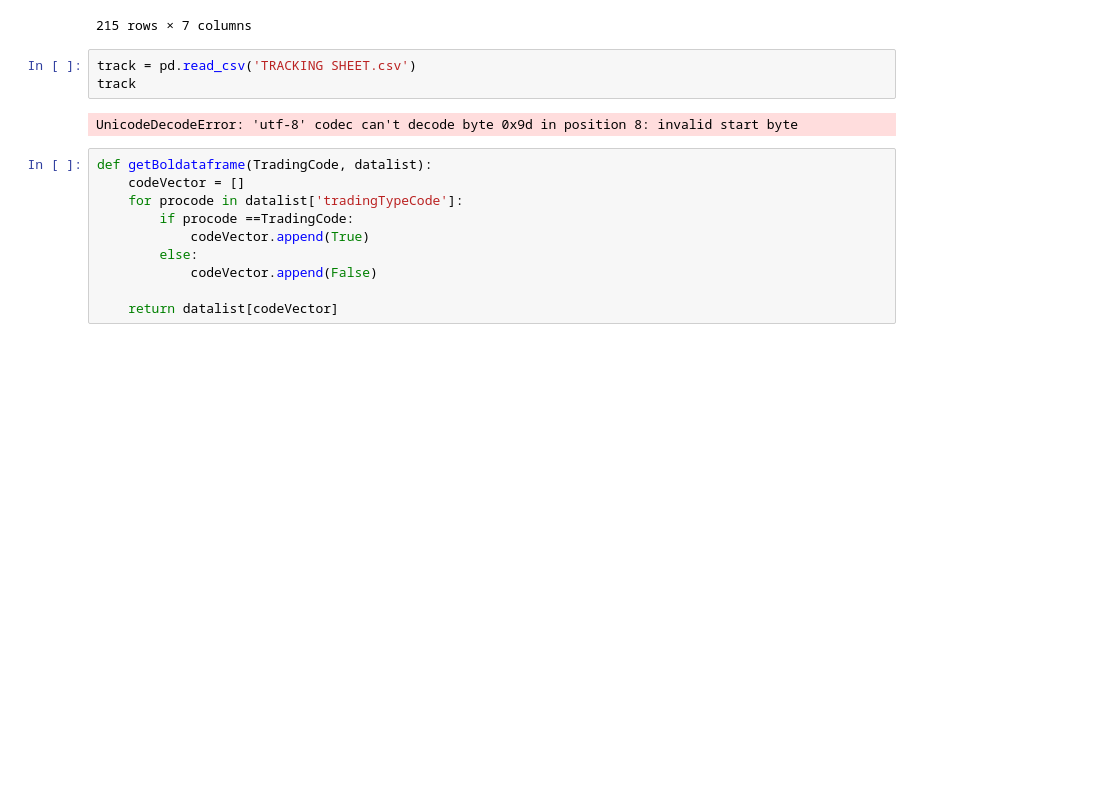
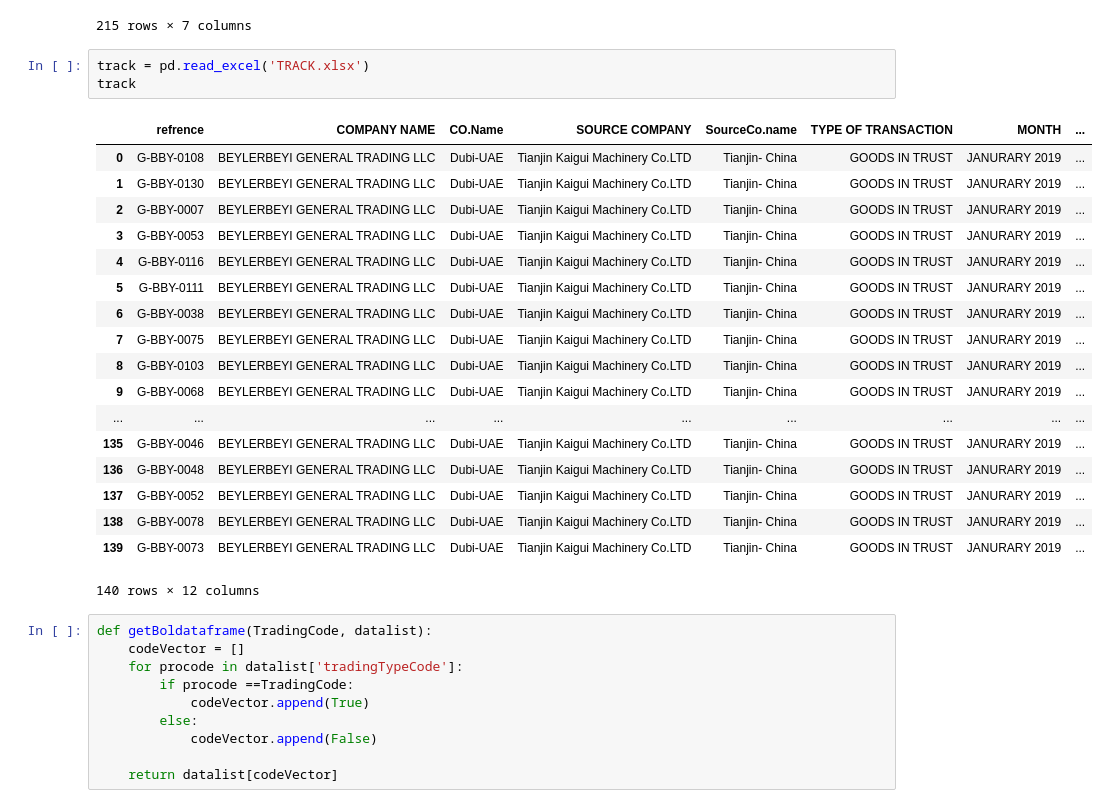
Before and after one commit to aminkhod/Abacas-transaction, a Jupyter notebook: transaction _PO.ipynb, the cells around one changed output. Cells and saved outputs as stored; diff of their text form; blank space fills up the shorter version.

```diff
--- a/transaction _PO.ipynb
+++ b/transaction _PO.ipynb
@@ -110,10 +110,27 @@ Colist
 | 214 | NATURAL TRADE LTD | North Vancouver- Canada | WOOD | Origin : Canada | Loading : North Vancouver- Canada | Discharge : North Vancouver- Canada | 34 |
 215 rows × 7 columns
 # %%
-track = pd.read_csv('TRACKING SHEET.csv')
+track = pd.read_excel('TRACK.xlsx')
 track
 # %% [output]
+|  | refrence | COMPANY NAME | CO.Name | SOURCE COMPANY | SourceCo.name | TYPE OF TRANSACTION | MONTH | ... |
+| 0 | G-BBY-0108 | BEYLERBEYI GENERAL TRADING LLC | Dubi-UAE | Tianjin Kaigui Machinery Co.LTD | Tianjin- China | GOODS IN TRUST | JANURARY 2019 | ... |
+| 1 | G-BBY-0130 | BEYLERBEYI GENERAL TRADING LLC | Dubi-UAE | Tianjin Kaigui Machinery Co.LTD | Tianjin- China | GOODS IN TRUST | JANURARY 2019 | ... |
+| 2 | G-BBY-0007 | BEYLERBEYI GENERAL TRADING LLC | Dubi-UAE | Tianjin Kaigui Machinery Co.LTD | Tianjin- China | GOODS IN TRUST | JANURARY 2019 | ... |
+| 3 | G-BBY-0053 | BEYLERBEYI GENERAL TRADING LLC | Dubi-UAE | Tianjin Kaigui Machinery Co.LTD | Tianjin- China | GOODS IN TRUST | JANURARY 2019 | ... |
+| 4 | G-BBY-0116 | BEYLERBEYI GENERAL TRADING LLC | Dubi-UAE | Tianjin Kaigui Machinery Co.LTD | Tianjin- China | GOODS IN TRUST | JANURARY 2019 | ... |
+| 5 | G-BBY-0111 | BEYLERBEYI GENERAL TRADING LLC | Dubi-UAE | Tianjin Kaigui Machinery Co.LTD | Tianjin- China | GOODS IN TRUST | JANURARY 2019 | ... |
+| 6 | G-BBY-0038 | BEYLERBEYI GENERAL TRADING LLC | Dubi-UAE | Tianjin Kaigui Machinery Co.LTD | Tianjin- China | GOODS IN TRUST | JANURARY 2019 | ... |
+| 7 | G-BBY-0075 | BEYLERBEYI GENERAL TRADING LLC | Dubi-UAE | Tianjin Kaigui Machinery Co.LTD | Tianjin- China | GOODS IN TRUST | JANURARY 2019 | ... |
+| 8 | G-BBY-0103 | BEYLERBEYI GENERAL TRADING LLC | Dubi-UAE | Tianjin Kaigui Machinery Co.LTD | Tianjin- China | GOODS IN TRUST | JANURARY 2019 | ... |
+| 9 | G-BBY-0068 | BEYLERBEYI GENERAL TRADING LLC | Dubi-UAE | Tianjin Kaigui Machinery Co.LTD | Tianjin- China | GOODS IN TRUST | JANURARY 2019 | ... |
+| ... | ... | ... | ... | ... | ... | ... | ... | ... |
+| 135 | G-BBY-0046 | BEYLERBEYI GENERAL TRADING LLC | Dubi-UAE | Tianjin Kaigui Machinery Co.LTD | Tianjin- China | GOODS IN TRUST | JANURARY 2019 | ... |
+| 136 | G-BBY-0048 | BEYLERBEYI GENERAL TRADING LLC | Dubi-UAE | Tianjin Kaigui Machinery Co.LTD | Tianjin- China | GOODS IN TRUST | JANURARY 2019 | ... |
+| 137 | G-BBY-0052 | BEYLERBEYI GENERAL TRADING LLC | Dubi-UAE | Tianjin Kaigui Machinery Co.LTD | Tianjin- China | GOODS IN TRUST | JANURARY 2019 | ... |
+| 138 | G-BBY-0078 | BEYLERBEYI GENERAL TRADING LLC | Dubi-UAE | Tianjin Kaigui Machinery Co.LTD | Tianjin- China | GOODS IN TRUST | JANURARY 2019 | ... |
+| 139 | G-BBY-0073 | BEYLERBEYI GENERAL TRADING LLC | Dubi-UAE | Tianjin Kaigui Machinery Co.LTD | Tianjin- China | GOODS IN TRUST | JANURARY 2019 | ... |
-UnicodeDecodeError: 'utf-8' codec can't decode byte 0x9d in position 8: invalid start byte
+140 rows × 12 columns
 # %%
 def getBoldataframe(TradingCode, datalist):
     codeVector = []
```
Also changed, not shown: 2 other files.
